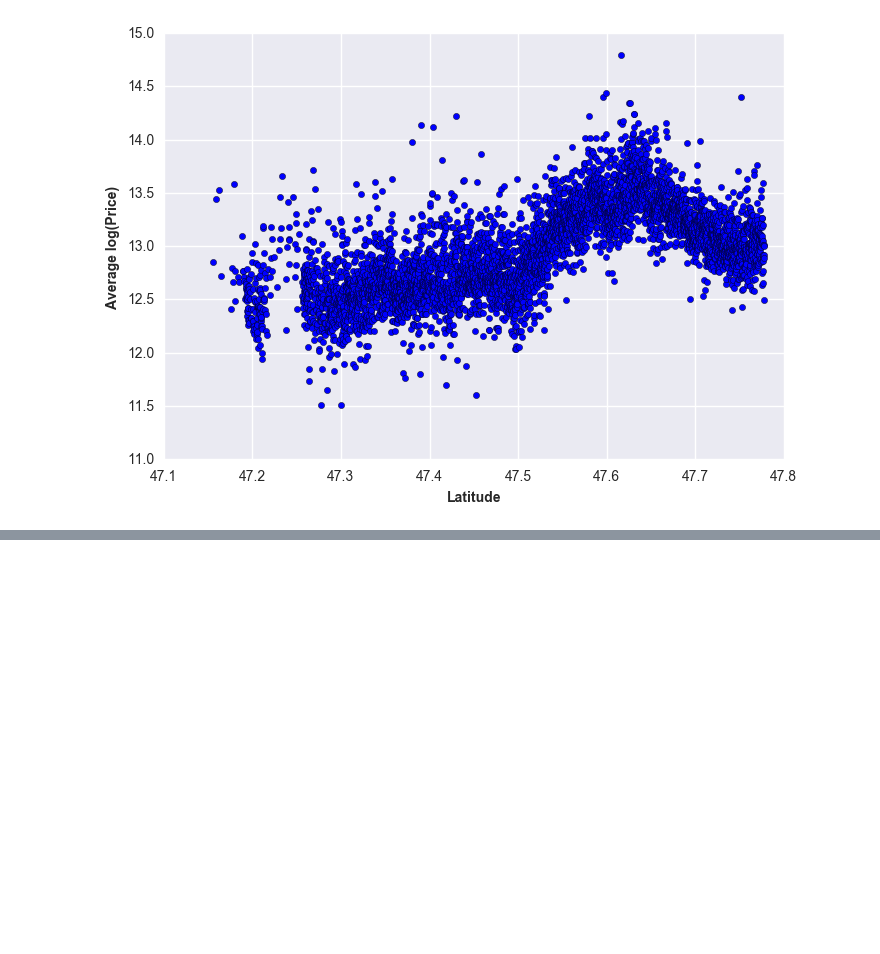
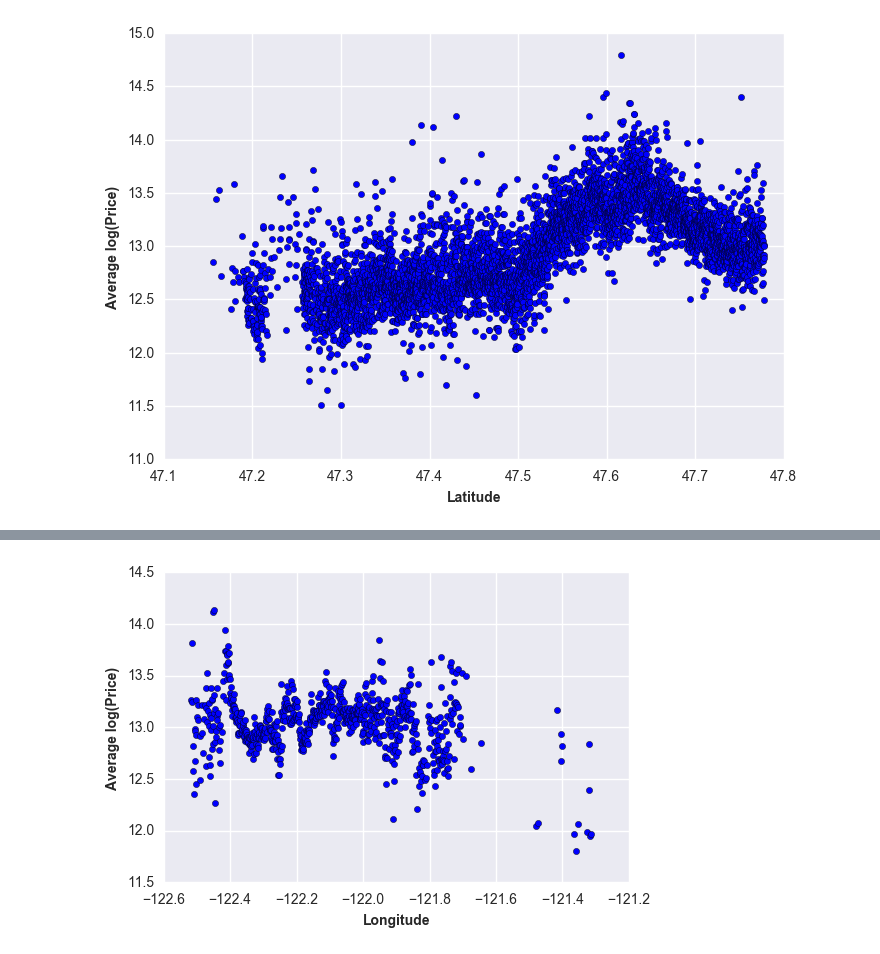
Before and after one commit to yafangchen/House-Price-Prediction, a Jupyter notebook: models_logY_yr_renovated.ipynb, the cells around one changed output, grey strips where cells are left out. Saved outputs shown, nothing was run; the diff lists cells and outputs as text; code cells hidden in the pictures; blank space fills up the shorter version.

```diff
--- a/models_logY_yr_renovated.ipynb
+++ b/models_logY_yr_renovated.ipynb
@@ -23,7 +23,7 @@ data.head()
 | 4 | 1954400510 | 20150218T000000 | 13.142166 | 3 | 2.00 | 1680 | 8080 | 1.0 | 0 | 0 | ... |
 5 rows × 21 columns
 # %%
-data.loc[data.yr_renovated == 0, 'yr_renovated'] = data['yr_built']
+##data.loc[data.yr_renovated == 0, 'yr_renovated'] = data['yr_built']
 data.head()
 # %% [output]
 |  | id | date | price | bedrooms | bathrooms | sqft_living | sqft_lot | floors | waterfront | view | ... |
@@ -502,3 +511,5 @@ ax.scatter(pricebylat['lat'], pricebylat['price'])
 plt.show()
 # %% [output]
 [figure]
+# %%
+pricebylong = mydata.groupby(['long'])['price'].mean().reset_index()
@@ -504,0 +537,9 @@ plt.show()
+# %%
+fig2 = plt.figure()
+ax = fig2.add_subplot(111)
+ax.set_xlabel('Longitude', fontsize=10, fontweight='bold')
+ax.set_ylabel('Average log(Price)', fontsize=10, fontweight='bold')
+ax.scatter(pricebylong['long'], pricebylong['price'])
+plt.show()
+# %% [output]
+[figure, added]
```
Also changed, not shown: parts of 4 cells of this notebook, 4 other files.
